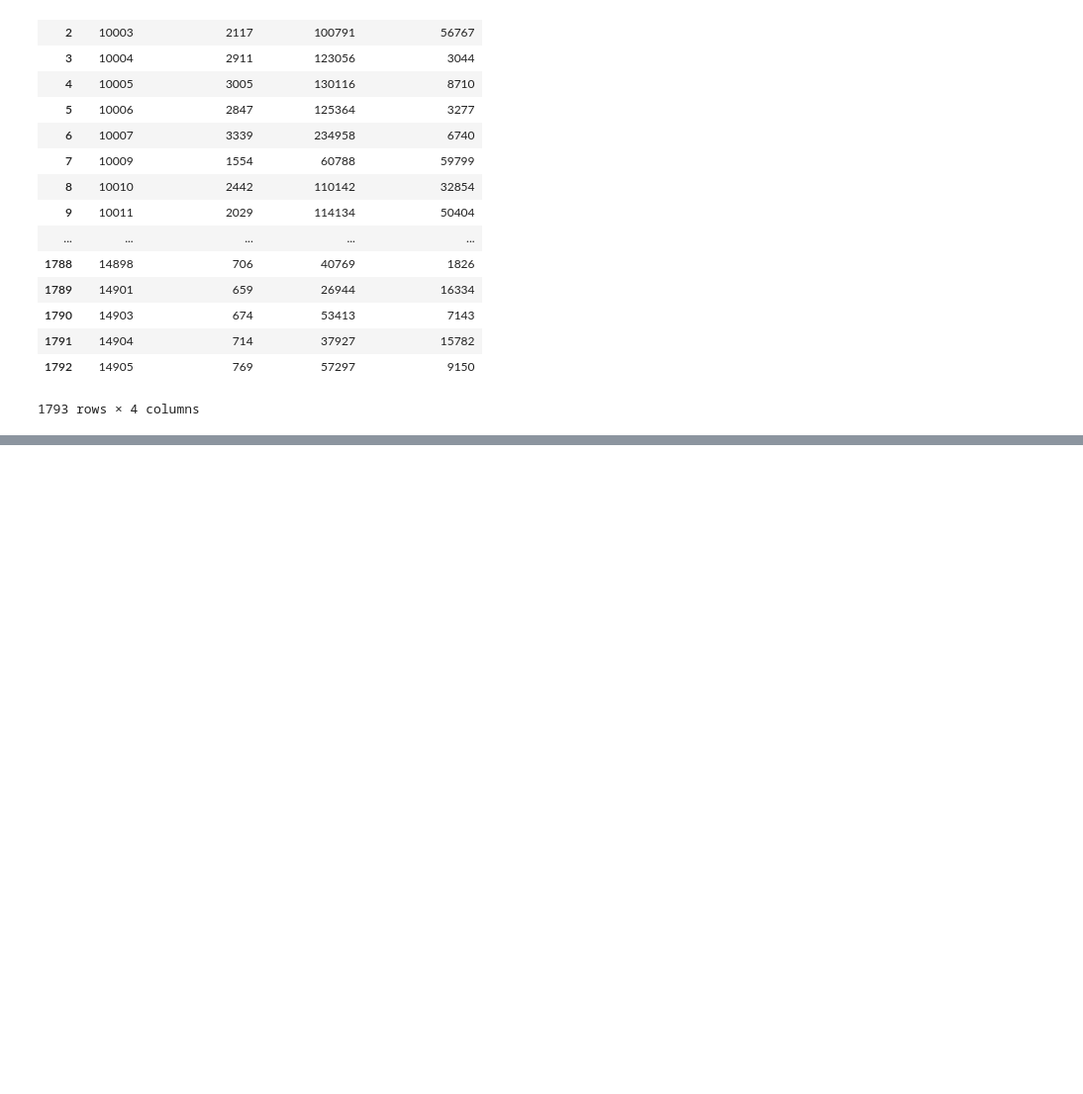
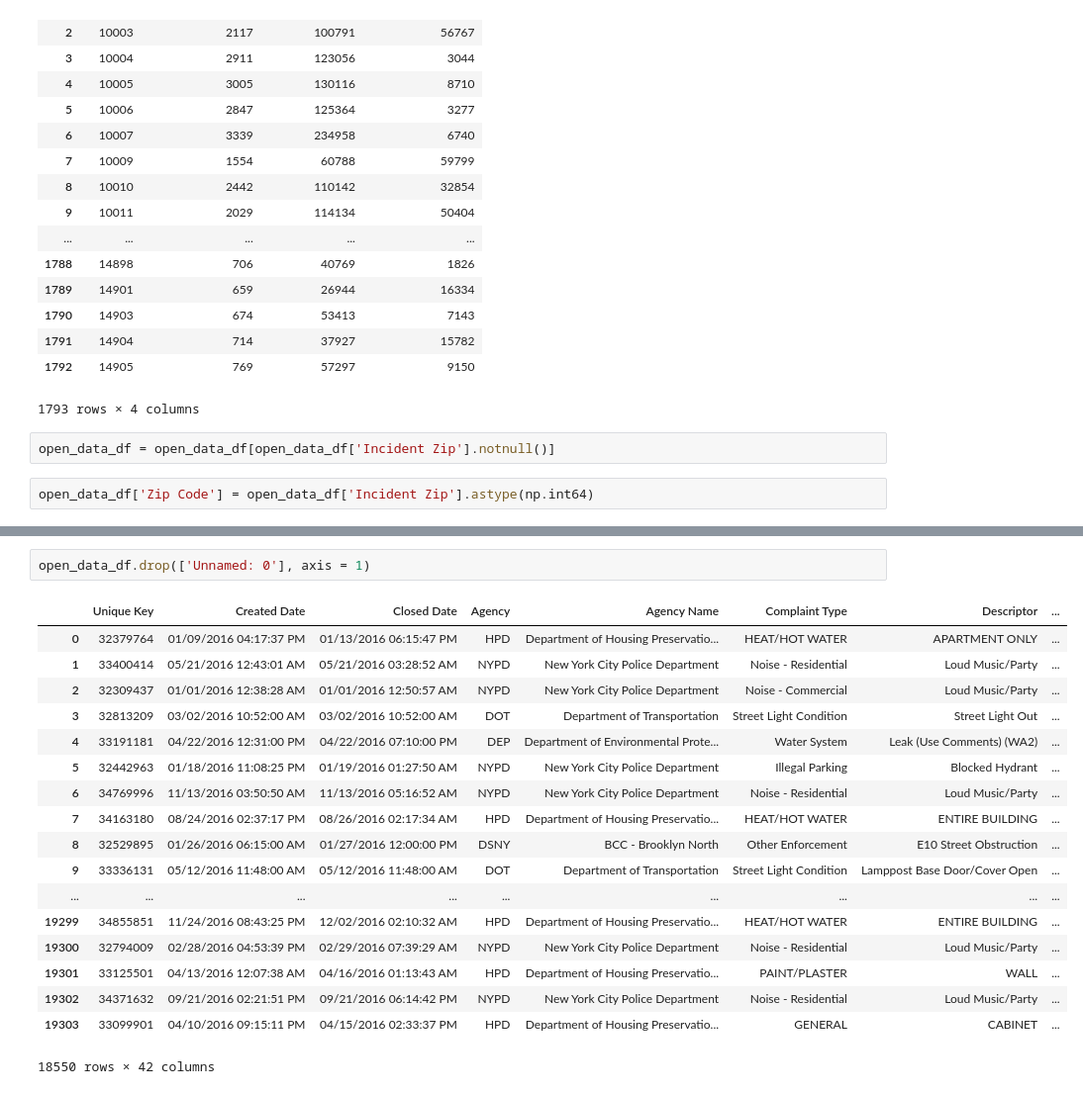
Before and after one commit to kahartman2/Project_NYC_311, a Jupyter notebook: DataFrame Merges.ipynb, the cells around one changed output, grey strips where cells are left out. Shown: that part at 99% size. Drawn from its saved outputs; the diff is of its cells as text; blank space fills up the shorter version.

```diff
--- a/DataFrame Merges.ipynb
+++ b/DataFrame Merges.ipynb
@@ -133,3 +134,7 @@ data
 | 1791 | 14904 | 714 | 37927 | 15782 |
 | 1792 | 14905 | 769 | 57297 | 9150 |
 1793 rows × 4 columns
+# %%
+open_data_df = open_data_df[open_data_df['Incident Zip'].notnull()]
+# %%
+open_data_df['Zip Code'] = open_data_df['Incident Zip'].astype(np.int64)
@@ -135,0 +167,21 @@ data
+# %%
+open_data_df.drop(['Unnamed: 0'], axis = 1)
+# %% [output]
+|  | Unique Key | Created Date | Closed Date | Agency | Agency Name | Complaint Type | Descriptor | ... |
+| 0 | 32379764 | 01/09/2016 04:17:37 PM | 01/13/2016 06:15:47 PM | HPD | Department of Housing Preservatio... | HEAT/HOT WATER | APARTMENT ONLY | ... |
+| 1 | 33400414 | 05/21/2016 12:43:01 AM | 05/21/2016 03:28:52 AM | NYPD | New York City Police Department | Noise - Residential | Loud Music/Party | ... |
+| 2 | 32309437 | 01/01/2016 12:38:28 AM | 01/01/2016 12:50:57 AM | NYPD | New York City Police Department | Noise - Commercial | Loud Music/Party | ... |
+| 3 | 32813209 | 03/02/2016 10:52:00 AM | 03/02/2016 10:52:00 AM | DOT | Department of Transportation | Street Light Condition | Street Light Out | ... |
+| 4 | 33191181 | 04/22/2016 12:31:00 PM | 04/22/2016 07:10:00 PM | DEP | Department of Environmental Prote... | Water System | Leak (Use Comments) (WA2) | ... |
+| 5 | 32442963 | 01/18/2016 11:08:25 PM | 01/19/2016 01:27:50 AM | NYPD | New York City Police Department | Illegal Parking | Blocked Hydrant | ... |
+| 6 | 34769996 | 11/13/2016 03:50:50 AM | 11/13/2016 05:16:52 AM | NYPD | New York City Police Department | Noise - Residential | Loud Music/Party | ... |
+| 7 | 34163180 | 08/24/2016 02:37:17 PM | 08/26/2016 02:17:34 AM | HPD | Department of Housing Preservatio... | HEAT/HOT WATER | ENTIRE BUILDING | ... |
+| 8 | 32529895 | 01/26/2016 06:15:00 AM | 01/27/2016 12:00:00 PM | DSNY | BCC - Brooklyn North | Other Enforcement | E10 Street Obstruction | ... |
+| 9 | 33336131 | 05/12/2016 11:48:00 AM | 05/12/2016 11:48:00 AM | DOT | Department of Transportation | Street Light Condition | Lamppost Base Door/Cover Open | ... |
+| ... | ... | ... | ... | ... | ... | ... | ... | ... |
+| 19299 | 34855851 | 11/24/2016 08:43:25 PM | 12/02/2016 02:10:32 AM | HPD | Department of Housing Preservatio... | HEAT/HOT WATER | ENTIRE BUILDING | ... |
+| 19300 | 32794009 | 02/28/2016 04:53:39 PM | 02/29/2016 07:39:29 AM | NYPD | New York City Police Department | Noise - Residential | Loud Music/Party | ... |
+| 19301 | 33125501 | 04/13/2016 12:07:38 AM | 04/16/2016 01:13:43 AM | HPD | Department of Housing Preservatio... | PAINT/PLASTER | WALL | ... |
+| 19302 | 34371632 | 09/21/2016 02:21:51 PM | 09/21/2016 06:14:42 PM | NYPD | New York City Police Department | Noise - Residential | Loud Music/Party | ... |
+| 19303 | 33099901 | 04/10/2016 09:15:11 PM | 04/15/2016 02:33:37 PM | HPD | Department of Housing Preservatio... | GENERAL | CABINET | ... |
+18550 rows × 42 columns
```
Also changed, not shown: parts of 5 cells of this notebook.
